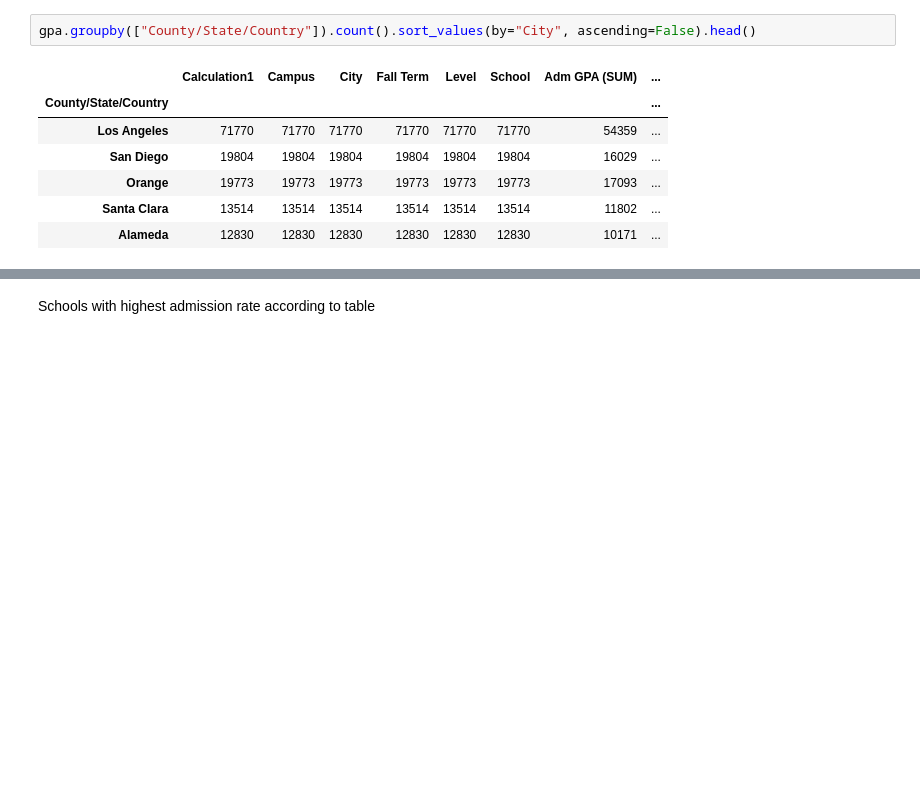
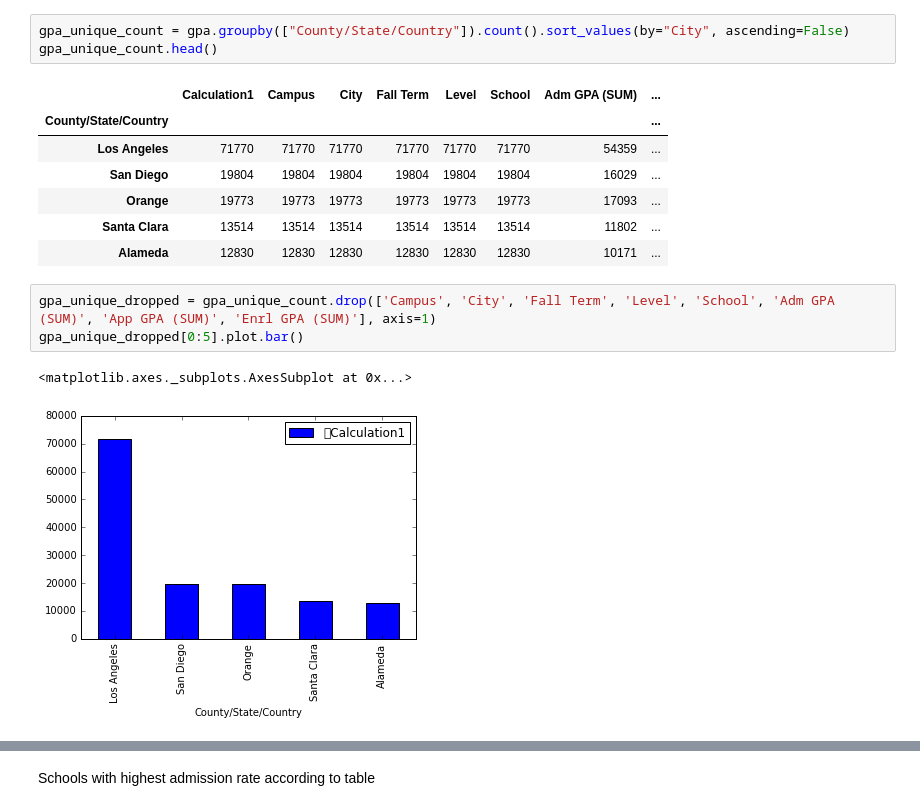
Before and after one commit to ChudiNnorukam/calAdmissions, a Jupyter notebook: notebooks/calAdmissions - Alice.ipynb, the cells around one changed output, grey strips where cells are left out. Drawn from its saved outputs; the diff is of its cells as text; blank space fills up the shorter version.

Commit message:
Added visualizations

```diff
--- a/notebooks/calAdmissions - Alice.ipynb
+++ b/notebooks/calAdmissions - Alice.ipynb
@@ -135,7 +135,8 @@ len(just_f)
 # %% [markdown]
 Locations with largest number of admits per table
 # %%
-gpa.groupby(["County/State/Country"]).count().sort_values(by="City", ascending=False).head()
+gpa_unique_count = gpa.groupby(["County/State/Country"]).count().sort_values(by="City", ascending=False)
+gpa_unique_count.head()
 # %% [output]
 |  | ﻿Calculation1 | Campus | City | Fall Term | Level | School | Adm GPA (SUM) | ... |
 | County/State/Country |  |  |  |  |  |  |  | ... |
@@ -144,4 +145,10 @@ gpa.groupby(["County/State/Country"]).count().sort_values(by="City", ascending=F
 | Orange | 19773 | 19773 | 19773 | 19773 | 19773 | 19773 | 17093 | ... |
 | Santa Clara | 13514 | 13514 | 13514 | 13514 | 13514 | 13514 | 11802 | ... |
 | Alameda | 12830 | 12830 | 12830 | 12830 | 12830 | 12830 | 10171 | ... |
+# %%
+gpa_unique_dropped = gpa_unique_count.drop(['Campus', 'City', 'Fall Term', 'Level', 'School', 'Adm GPA (SUM)', 'App GPA (SUM)', 'Enrl GPA (SUM)'], axis=1)
+gpa_unique_dropped[0:5].plot.bar()
+# %% [output]
+<matplotlib.axes._subplots.AxesSubplot at 0x...>
+[figure, added]
 # %%
```
Also changed, not shown: parts of 26 cells of this notebook.
